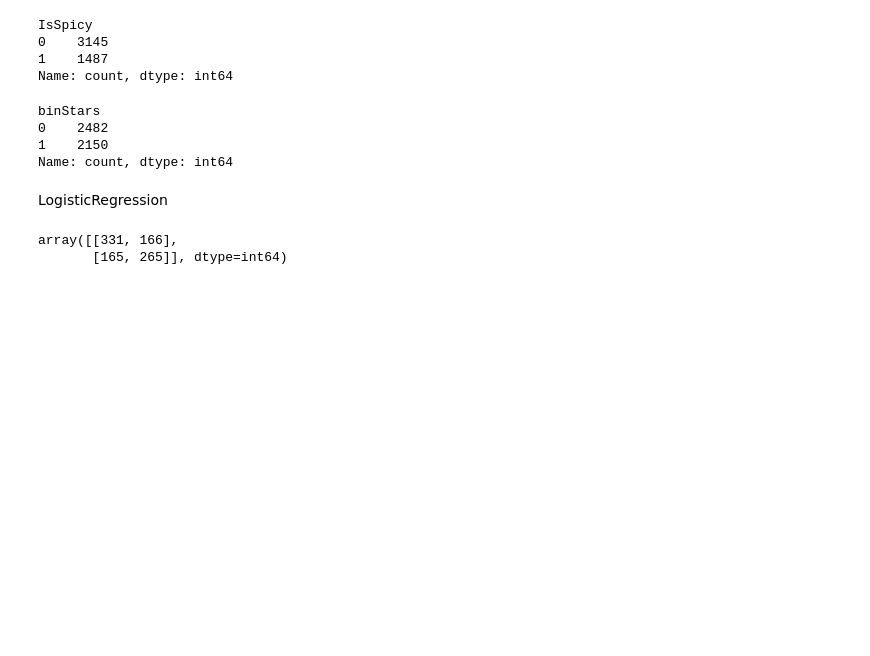
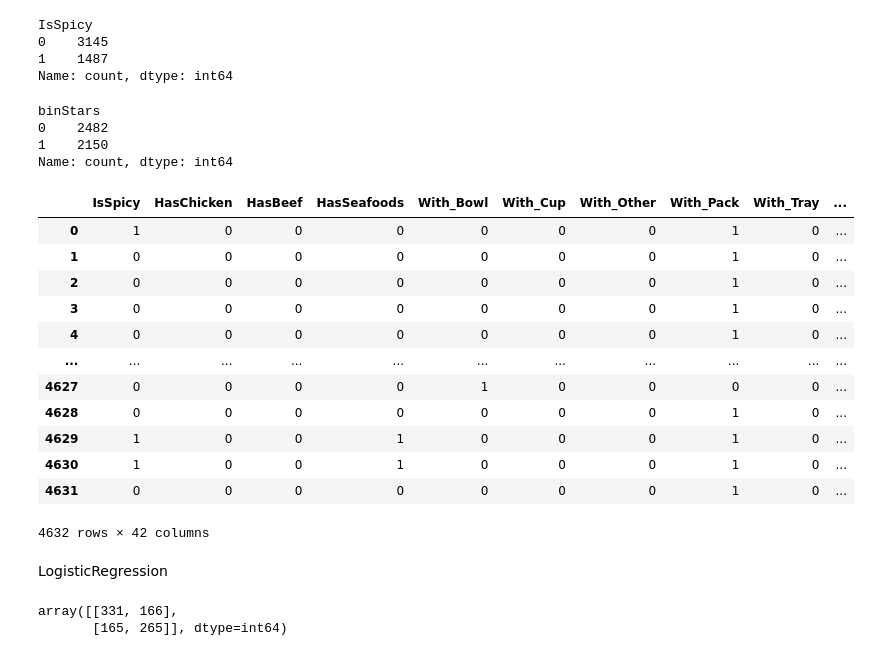
Before and after one commit to tantlu/ramen_rating_2024, a Jupyter notebook: training_model.ipynb, the cells around one changed output. Drawn from its saved outputs; the diff is of its cells as text; code cells hidden in the pictures; blank space fills up the shorter version.

```diff
--- a/training_model.ipynb
+++ b/training_model.ipynb
@@ -92,6 +92,21 @@ Name: count, dtype: int64
 # %%
 X = df.drop(['binStars', 'Stars','T'], axis=1)
 y = df['binStars']
+X
+# %% [output]
+|  | IsSpicy | HasChicken | HasBeef | HasSeafoods | With_Bowl | With_Cup | With_Other | With_Pack | With_Tray | ... |
+| 0 | 1 | 0 | 0 | 0 | 0 | 0 | 0 | 1 | 0 | ... |
+| 1 | 0 | 0 | 0 | 0 | 0 | 0 | 0 | 1 | 0 | ... |
+| 2 | 0 | 0 | 0 | 0 | 0 | 0 | 0 | 1 | 0 | ... |
+| 3 | 0 | 0 | 0 | 0 | 0 | 0 | 0 | 1 | 0 | ... |
+| 4 | 0 | 0 | 0 | 0 | 0 | 0 | 0 | 1 | 0 | ... |
+| ... | ... | ... | ... | ... | ... | ... | ... | ... | ... | ... |
+| 4627 | 0 | 0 | 0 | 0 | 1 | 0 | 0 | 0 | 0 | ... |
+| 4628 | 0 | 0 | 0 | 0 | 0 | 0 | 0 | 1 | 0 | ... |
+| 4629 | 1 | 0 | 0 | 1 | 0 | 0 | 0 | 1 | 0 | ... |
+| 4630 | 1 | 0 | 0 | 1 | 0 | 0 | 0 | 1 | 0 | ... |
+| 4631 | 0 | 0 | 0 | 0 | 0 | 0 | 0 | 1 | 0 | ... |
+4632 rows × 42 columns
 # %%
 #split data
 X_train, X_test, y_train, y_test = train_test_split(X, y, test_size=0.2, stratify=y, random_state=42)
```
Also changed, not shown: parts of 6 cells of this notebook, 6 other files.
